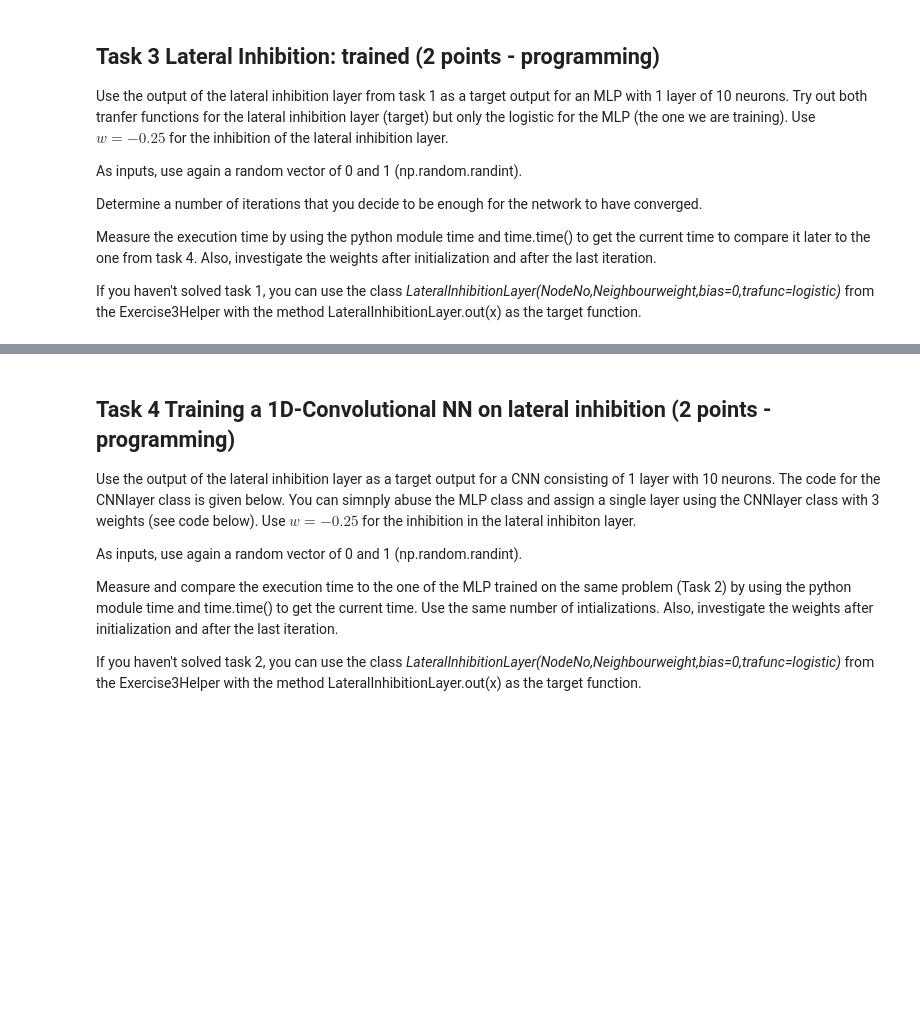
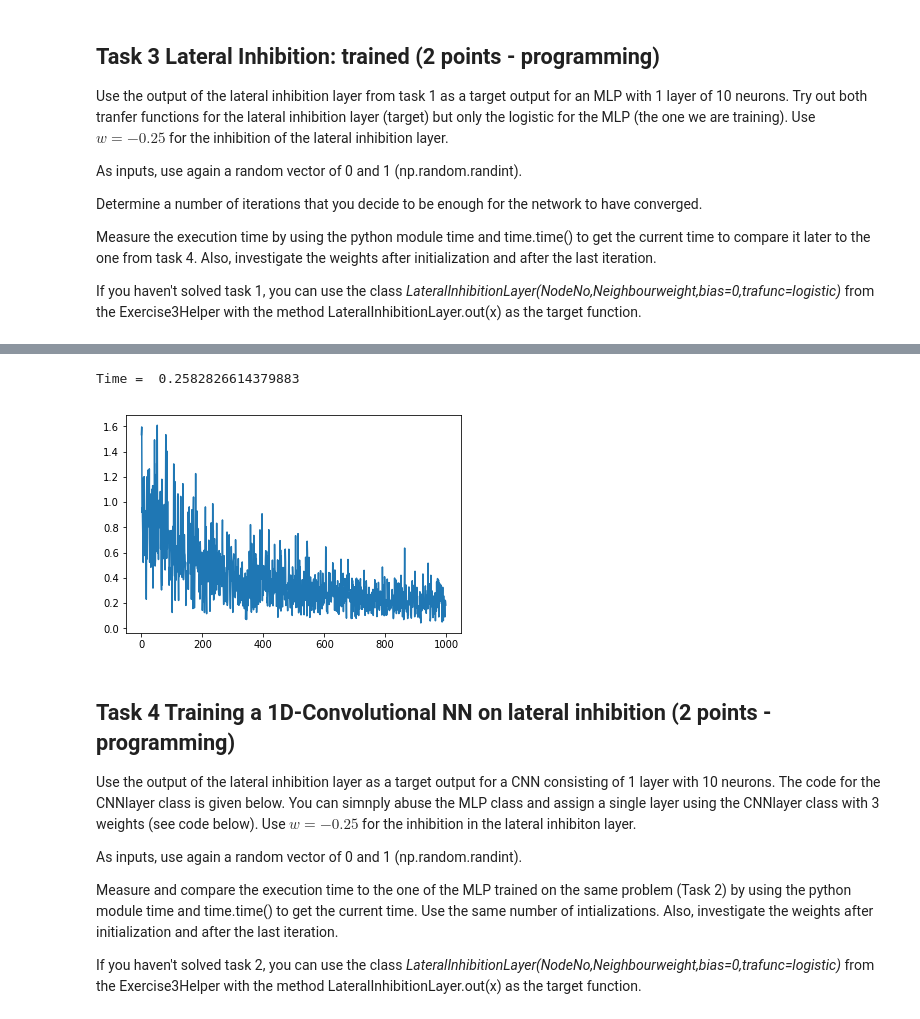
Before and after one commit to Klavaro/mlpy, a Jupyter notebook: Exercise3.ipynb, the cells around one changed output, grey strips where cells are left out. Saved outputs shown, nothing was run; the diff lists cells and outputs as text; code cells hidden in the pictures; blank space fills up the shorter version.

```diff
--- a/Exercise3.ipynb
+++ b/Exercise3.ipynb
@@ -127,3 +181,34 @@ array([0.53936296, 0.68656403, 0.7033096 , 0.71586495, 0.87182848,
+# %%
+
+def gaussRBF(h,a=1):
+    return np.exp(-(a*h)**2)
+def dgaussRBF(h,a=1):
+    return -2*a*h*np.exp(-(a*h)**2)
+
+
+
+LayerNos=[10]
+Network = helper.MLP(10,LayerNos)
+learnrate=1
+NumIt=1000
+
+# Logistic
+Log_LatInh = helper.LateralInhibitionLayer(NodeNo= 10, Neighbourweight= -0.25, trafunc=gaussRBF, dtrafunc= dgaussRBF )
+#Log_LatInh_Output = Log_LatInh.out(x =np.random.randint(2, size = 10))
+
+
+def x():
+    inp = np.random.randint(0,2,10)
+    return inp
+Rad_time_start = time.time()
+Errors = Network.train(NumIt,x_train =x, o_train = Log_LatInh.out)
+Rad_time_end = time.time()
+plt.plot(Errors)
+
+print("Time = ", Rad_time_end-Rad_time_start)
+# %% [output]
+Time =  0.2582826614379883
+[figure, added]
 # %% [markdown]
 ## Task 4 Training a 1D-Convolutional NN on lateral inhibition (2 points - programming)
 
```
Also changed, not shown: parts of 7 cells of this notebook.
